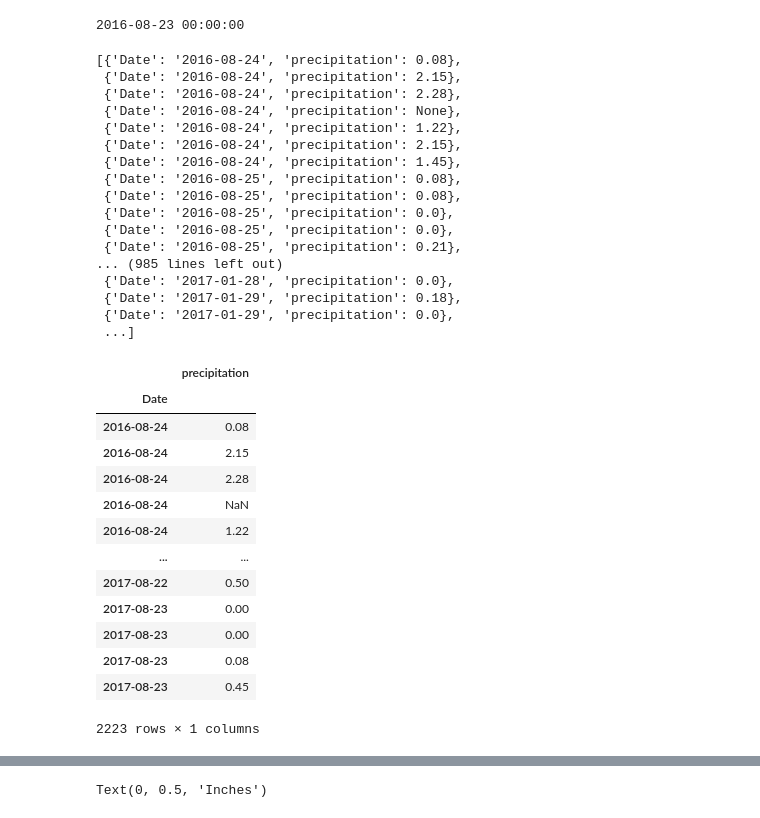
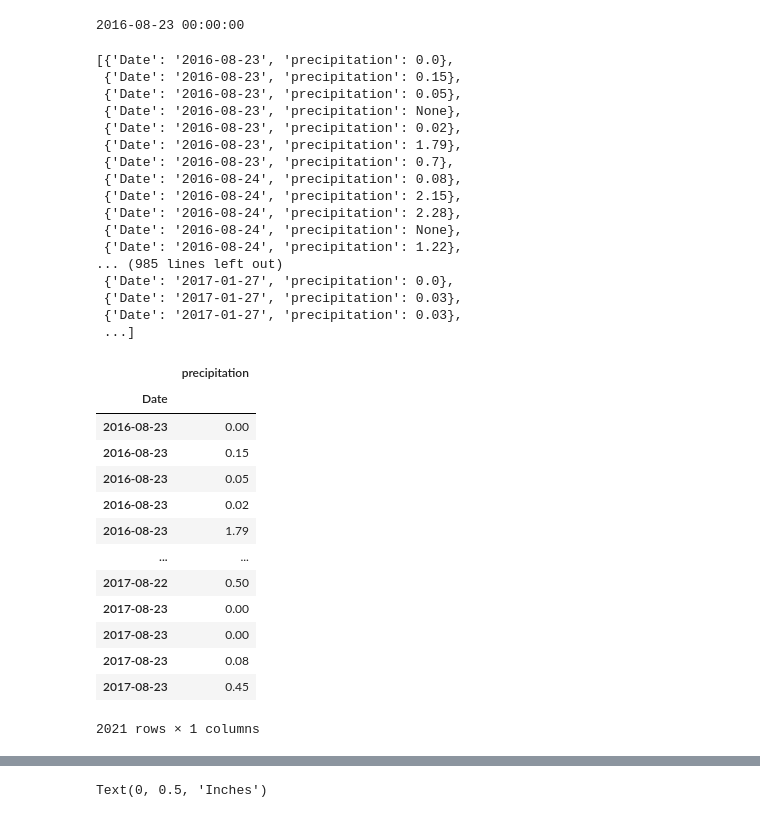
Before and after one commit to Cookees81/sqlalchemy-challenge, a Jupyter notebook: climate_starter.ipynb, the cells around one changed output, grey strips where cells are left out. Saved outputs shown, nothing was run; the diff lists cells and outputs as text; code cells hidden in the pictures.

```diff
--- a/climate_starter.ipynb
+++ b/climate_starter.ipynb
@@ -67,46 +67,46 @@ print(year_ago)
 # query to retrieve data and filter,sort the dataframe by date
 results = session.query(measurement.prcp,
                               measurement.date).\
-                        filter(measurement.date > '2016-08-23').order_by(measurement.date)
+                        filter(measurement.date > '2016-08-22').order_by(measurement.date).all()
 
 # list comprehension, explicitly sets the column names
 rain_drops = [{"Date": result[1], "precipitation": result[0]} for result in results]
 rain_drops
 # %% [output]
-[{'Date': '2016-08-24', 'precipitation': 0.08},
+[{'Date': '2016-08-23', 'precipitation': 0.0},
+ {'Date': '2016-08-23', 'precipitation': 0.15},
+ {'Date': '2016-08-23', 'precipitation': 0.05},
+ {'Date': '2016-08-23', 'precipitation': None},
+ {'Date': '2016-08-23', 'precipitation': 0.02},
+ {'Date': '2016-08-23', 'precipitation': 1.79},
+ {'Date': '2016-08-23', 'precipitation': 0.7},
+ {'Date': '2016-08-24', 'precipitation': 0.08},
  {'Date': '2016-08-24', 'precipitation': 2.15},
  {'Date': '2016-08-24', 'precipitation': 2.28},
  {'Date': '2016-08-24', 'precipitation': None},
  {'Date': '2016-08-24', 'precipitation': 1.22},
- {'Date': '2016-08-24', 'precipitation': 2.15},
- {'Date': '2016-08-24', 'precipitation': 1.45},
- {'Date': '2016-08-25', 'precipitation': 0.08},
- {'Date': '2016-08-25', 'precipitation': 0.08},
- {'Date': '2016-08-25', 'precipitation': 0.0},
- {'Date': '2016-08-25', 'precipitation': 0.0},
- {'Date': '2016-08-25', 'precipitation': 0.21},
 ... (985 lines left out)
- {'Date': '2017-01-28', 'precipitation': 0.0},
- {'Date': '2017-01-29', 'precipitation': 0.18},
- {'Date': '2017-01-29', 'precipitation': 0.0},
+ {'Date': '2017-01-27', 'precipitation': 0.0},
+ {'Date': '2017-01-27', 'precipitation': 0.03},
+ {'Date': '2017-01-27', 'precipitation': 0.03},
  ...]
 # %%
 # Save the query results as a Pandas DataFrame.
-df = pd.DataFrame(rain_drops, columns=['Date', 'precipitation'])
+df = pd.DataFrame(rain_drops, columns=['Date', 'precipitation']).dropna()
 df.set_index('Date', inplace=True)
 df
 # %% [output]
 |  | precipitation |
 | Date |  |
-| 2016-08-24 | 0.08 |
-| 2016-08-24 | 2.15 |
-| 2016-08-24 | 2.28 |
-| 2016-08-24 | NaN |
-| 2016-08-24 | 1.22 |
+| 2016-08-23 | 0.00 |
+| 2016-08-23 | 0.15 |
+| 2016-08-23 | 0.05 |
+| 2016-08-23 | 0.02 |
+| 2016-08-23 | 1.79 |
 | ... | ... |
 | 2017-08-22 | 0.50 |
 | 2017-08-23 | 0.00 |
 | 2017-08-23 | 0.00 |
 | 2017-08-23 | 0.08 |
 | 2017-08-23 | 0.45 |
-2223 rows × 1 columns
+2021 rows × 1 columns
```
Also changed, not shown: parts of 4 cells of this notebook, 2 other files.
